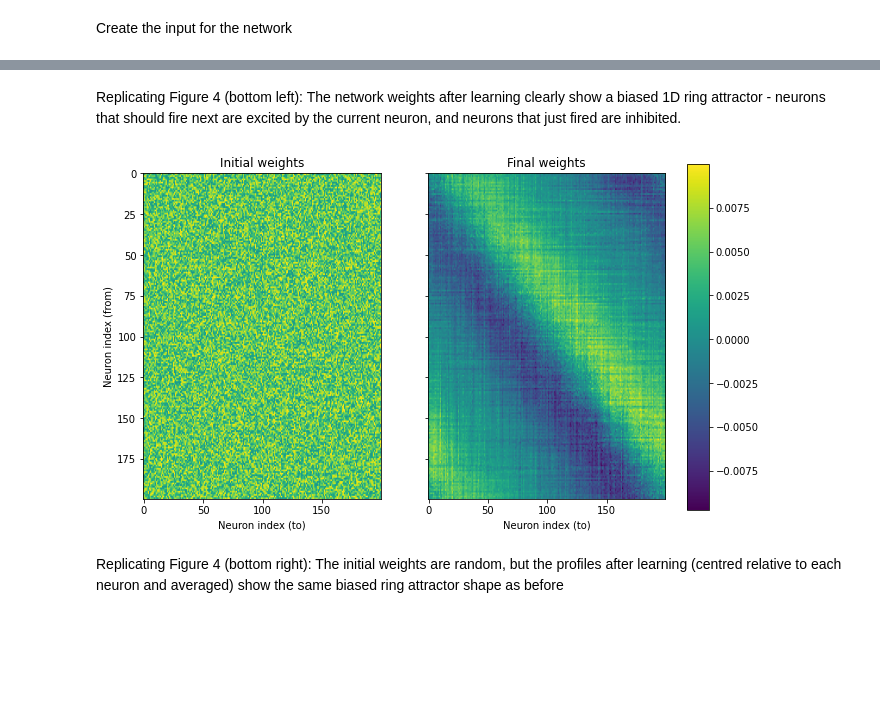
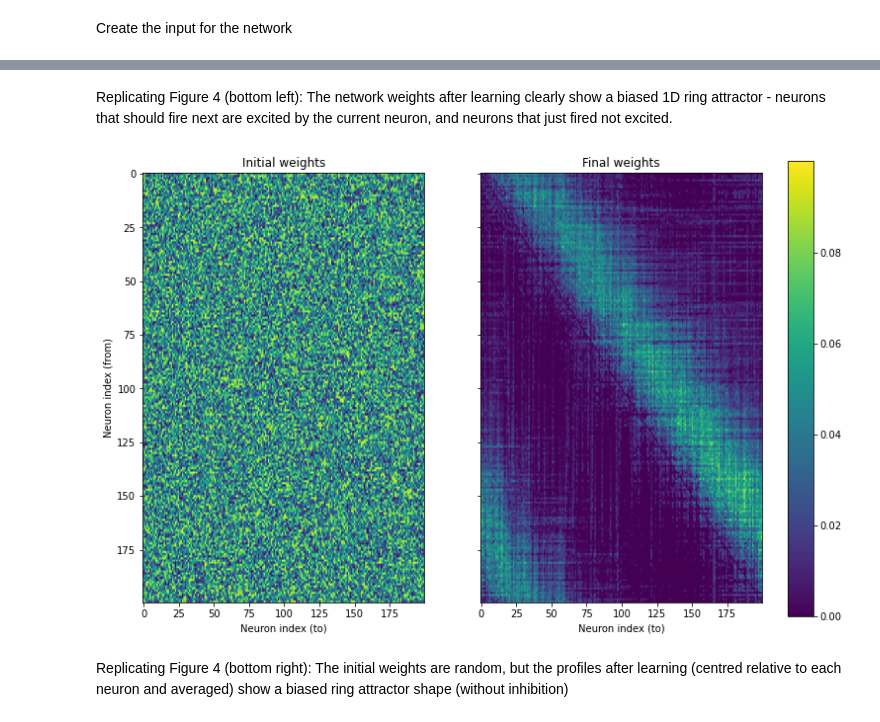
Before and after one commit to Dominic-DallOsto/STDP-Resonant-Networks, a Jupyter notebook: Gaussian bump simulation.ipynb, the cells around one changed output, grey strips where cells are left out. Saved outputs shown, nothing was run; the diff lists cells and outputs as text; code cells hidden in the pictures; blank space fills up the shorter version.

```diff
--- a/Gaussian bump simulation.ipynb
+++ b/Gaussian bump simulation.ipynb
@@ -4,18 +4,16 @@
 Aiming to replicate Figure 4 from [aceitunoResonancesInducedSpiking2020](http://arxiv.org/abs/2006.08537) using Bindsnet simulation
 # %%
 import torch
-import math
-from mpl_toolkits.mplot3d import Axes3D
-import matplotlib.cm
 import matplotlib.pyplot as plt
 from bindsnet.network import Network
-from bindsnet.network.nodes import LIFNodes
 from bindsnet.network.monitors import Monitor
 import bindsnet.analysis.plotting
 from bindsnet.network.topology import Connection
 
 from homeostatic_LIF_neuron import HomestaticLIFNodes
 from homeostatic_STDP import HomeostaticSTDP
+
+plt.rc('figure', figsize=(12.0, 8.0))
 # %%
 def wrap_half_period(x: torch.Tensor, period: int):
 	return (x + period//2) % period - period//2
@@ -99,7 +92,7 @@ lif_layer = HomestaticLIFNodes(n=num_neurons, homeostatic_traces=True, traces=Tr
 
 network.add_layer(layer=lif_layer, name='LIF')
 
-initial_weights = 0.01 * (torch.rand((lif_layer.n,lif_layer.n)))
+initial_weights = 0.1 * (torch.rand((lif_layer.n,lif_layer.n)))
 initial_weights_copy = initial_weights.clone()
 recurrent_connection = Connection(
     source=lif_layer,
@@ -107,6 +100,7 @@ recurrent_connection = Connection(
 	update_rule = HomeostaticSTDP,
 	nu=0,
 	gamma = 0,
+	constrain_nonnegative=True,
     w=initial_weights,
 )
 network.add_connection(connection=recurrent_connection, source='LIF', target='LIF')
@@ -120,10 +114,10 @@ network.add_monitor(monitor=monitor, name='LIF_monitor')
 # we then compare the results before and after learning
 input_weight = 4
 network.run(inputs={'LIF': input_weight*input_spikes[:1000,:]}, time=1000, progress_bar=True)
-set_learning_rates(recurrent_connection, 1e-3, 1e-4)
-network.run(inputs={'LIF': input_weight*input_spikes[1000:4000,:]}, time=3000, progress_bar=True)
+set_learning_rates(recurrent_connection, 1e-2, 1e-4)
+network.run(inputs={'LIF': input_weight*input_spikes[1000:-1000,:]}, time=time-2000, progress_bar=True)
 set_learning_rates(recurrent_connection, 0, 0)
-network.run(inputs={'LIF': input_weight*input_spikes[4000:,:]}, time=1000, progress_bar=True)
+network.run(inputs={'LIF': input_weight*input_spikes[-1000:,:]}, time=1000, progress_bar=True)
 
 # Retrieve data from monitors for analysis
 spikes = monitor.get('s')
@@ -170,28 +167,28 @@ plt.show()
 # %% [markdown]
 Replicating Figure 4 (bottom left):
-The network weights after learning clearly show a biased 1D ring attractor - neurons that should fire next are excited by the current neuron, and neurons that just fired are inhibited.
+The network weights after learning clearly show a biased 1D ring attractor - neurons that should fire next are excited by the current neuron, and neurons that just fired not excited.
 # %%
-fig, axs = plt.subplots(1,2, sharey=True, figsize=(10,6))
+fig, axs = plt.subplots(1,2, sharey=True)
 min_weight = min(initial_weights_copy.min().item(), recurrent_connection.w.min().item())
 max_weight = max(initial_weights_copy.max().item(), recurrent_connection.w.max().item())
 
 img1 = axs[0].imshow(initial_weights_copy, vmin=min_weight, vmax=max_weight, aspect='auto')
 img2 = axs[1].imshow(recurrent_connection.w, vmin=min_weight, vmax=max_weight, aspect='auto')
 axs[0].set_title('Initial weights')
 axs[1].set_title('Final weights')
 axs[0].set_ylabel('Neuron index (from)')
 axs[0].set_xlabel('Neuron index (to)')
 axs[1].set_xlabel('Neuron index (to)')
 
 fig.subplots_adjust(right=0.85)
 cbar_ax = fig.add_axes([0.88, 0.1, 0.03, 0.8])
 fig.colorbar(img2, cax=cbar_ax)
 plt.show()
 # %% [output]
-[figure, old version]
+[figure, new version]
 # %% [markdown]
 Replicating Figure 4 (bottom right):
-The initial weights are random, but the profiles after learning (centred relative to each neuron and averaged) show the same biased ring attractor shape as before
+The initial weights are random, but the profiles after learning (centred relative to each neuron and averaged) show a biased ring attractor shape (without inhibition)
 # %%
 plt.plot(torch.arange(-num_neurons/2,num_neurons/2), get_weight_periodic_profile(initial_weights_copy), label='before learning')
 plt.plot(torch.arange(-num_neurons/2,num_neurons/2), get_weight_periodic_profile(recurrent_connection.w), label='after learning')
```
Also changed, not shown: parts of 13 cells of this notebook, 1 other file.
